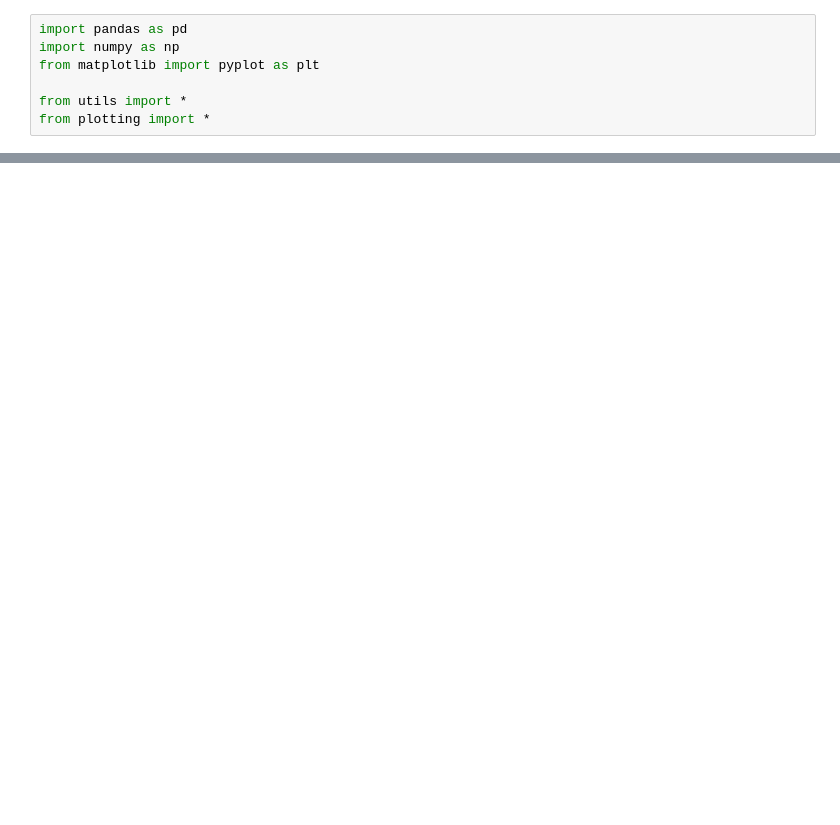
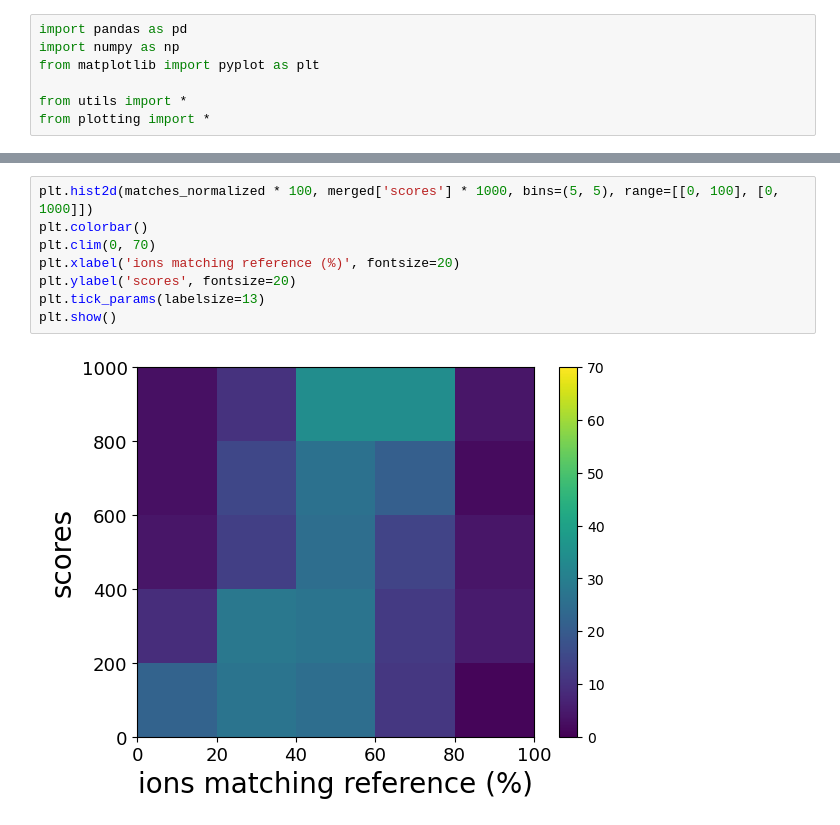
Before and after one commit to RECETOX/ei_spectra_predictions, a Jupyter notebook: analysis/Python_scripts/histograms.ipynb, the cells around one changed output, grey strips where cells are left out. Cells and saved outputs as stored; diff of their text form; blank space fills up the shorter version.

```diff
--- a/analysis/Python_scripts/histograms.ipynb
+++ b/analysis/Python_scripts/histograms.ipynb
@@ -61,0 +72,10 @@ plt.show()
+# %%
+plt.hist2d(matches_normalized * 100, merged['scores'] * 1000, bins=(5, 5), range=[[0, 100], [0, 1000]])
+plt.colorbar()
+plt.clim(0, 70)
+plt.xlabel('ions matching reference (%)', fontsize=20)
+plt.ylabel('scores', fontsize=20)
+plt.tick_params(labelsize=13)
+plt.show()
+# %% [output]
+[figure, added]
```
Also changed, not shown: parts of 9 cells of this notebook, 3 other files.
